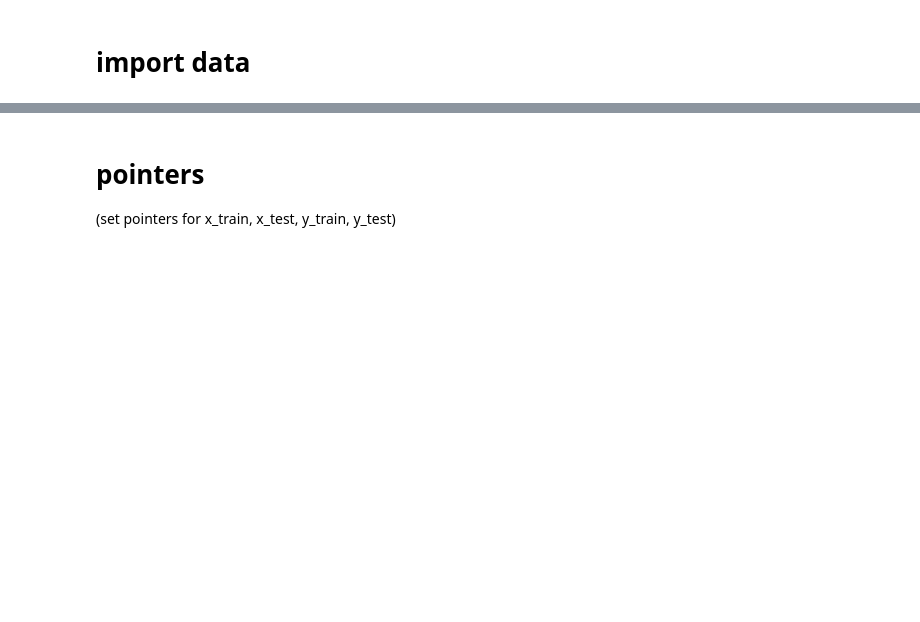
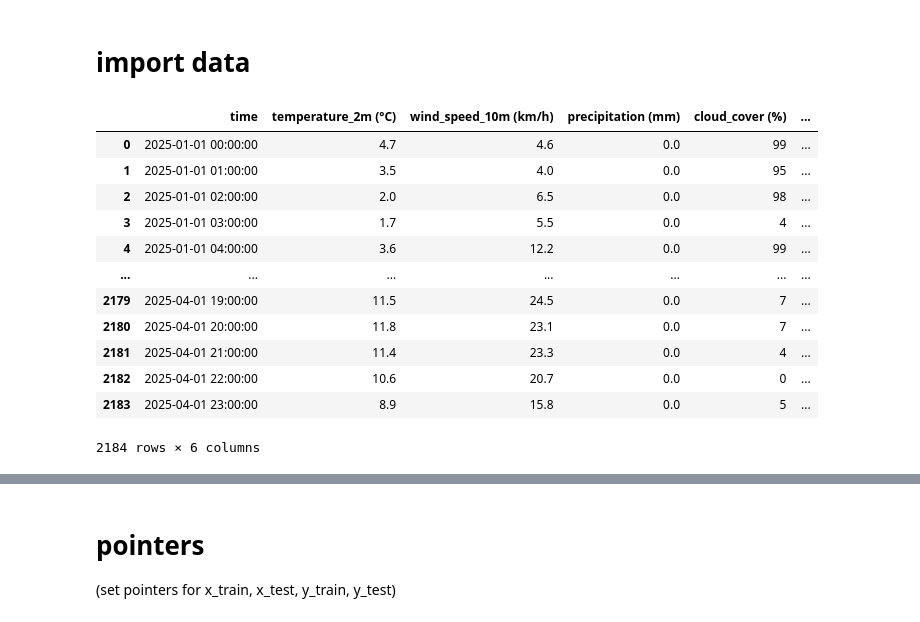
Before and after one commit to justing0909/DS4420_transit_delay_prediction, a Jupyter notebook: DS4420-Project-MLP.ipynb, the cells around one changed output, grey strips where cells are left out. Cells and saved outputs as stored; diff of their text form; code cells hidden in the pictures; blank space fills up the shorter version.

```diff
--- a/DS4420-Project-MLP.ipynb
+++ b/DS4420-Project-MLP.ipynb
@@ -21,3 +22,21 @@ y: mbta delays  (1xN) (april 1st until now)
 [[delay1,  delay2,  ...]]
 includes non-delays.
 """;
+# %%
+weather = pd.read_csv("boston-weather.csv")
+weather["time"] = pd.to_datetime(weather["time"])
+weather
+# %% [output]
+|  | time | temperature_2m (°C) | wind_speed_10m (km/h) | precipitation (mm) | cloud_cover (%) | ... |
+| 0 | 2025-01-01 00:00:00 | 4.7 | 4.6 | 0.0 | 99 | ... |
+| 1 | 2025-01-01 01:00:00 | 3.5 | 4.0 | 0.0 | 95 | ... |
+| 2 | 2025-01-01 02:00:00 | 2.0 | 6.5 | 0.0 | 98 | ... |
+| 3 | 2025-01-01 03:00:00 | 1.7 | 5.5 | 0.0 | 4 | ... |
+| 4 | 2025-01-01 04:00:00 | 3.6 | 12.2 | 0.0 | 99 | ... |
+| ... | ... | ... | ... | ... | ... | ... |
+| 2179 | 2025-04-01 19:00:00 | 11.5 | 24.5 | 0.0 | 7 | ... |
+| 2180 | 2025-04-01 20:00:00 | 11.8 | 23.1 | 0.0 | 7 | ... |
+| 2181 | 2025-04-01 21:00:00 | 11.4 | 23.3 | 0.0 | 4 | ... |
+| 2182 | 2025-04-01 22:00:00 | 10.6 | 20.7 | 0.0 | 0 | ... |
+| 2183 | 2025-04-01 23:00:00 | 8.9 | 15.8 | 0.0 | 5 | ... |
+2184 rows × 6 columns
```
Also changed, not shown: parts of 18 cells of this notebook.
